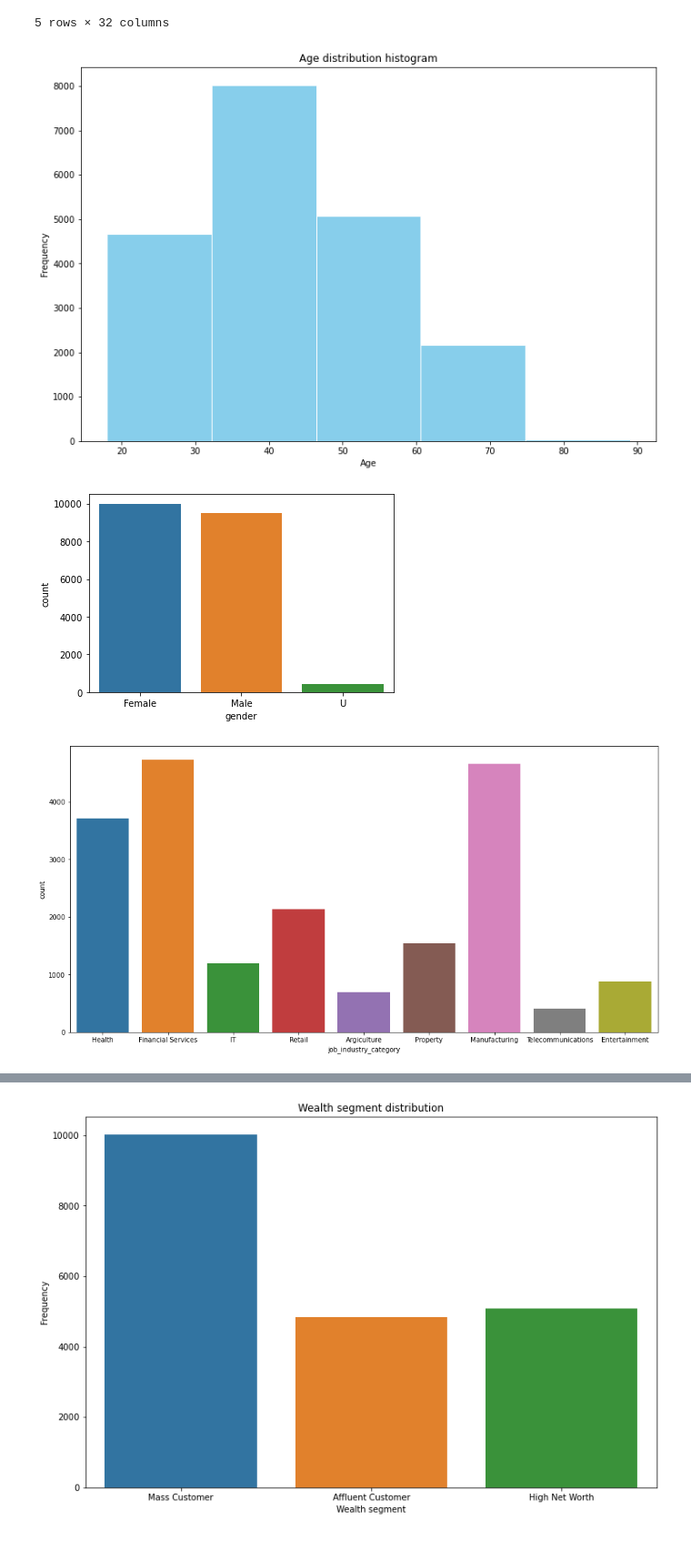
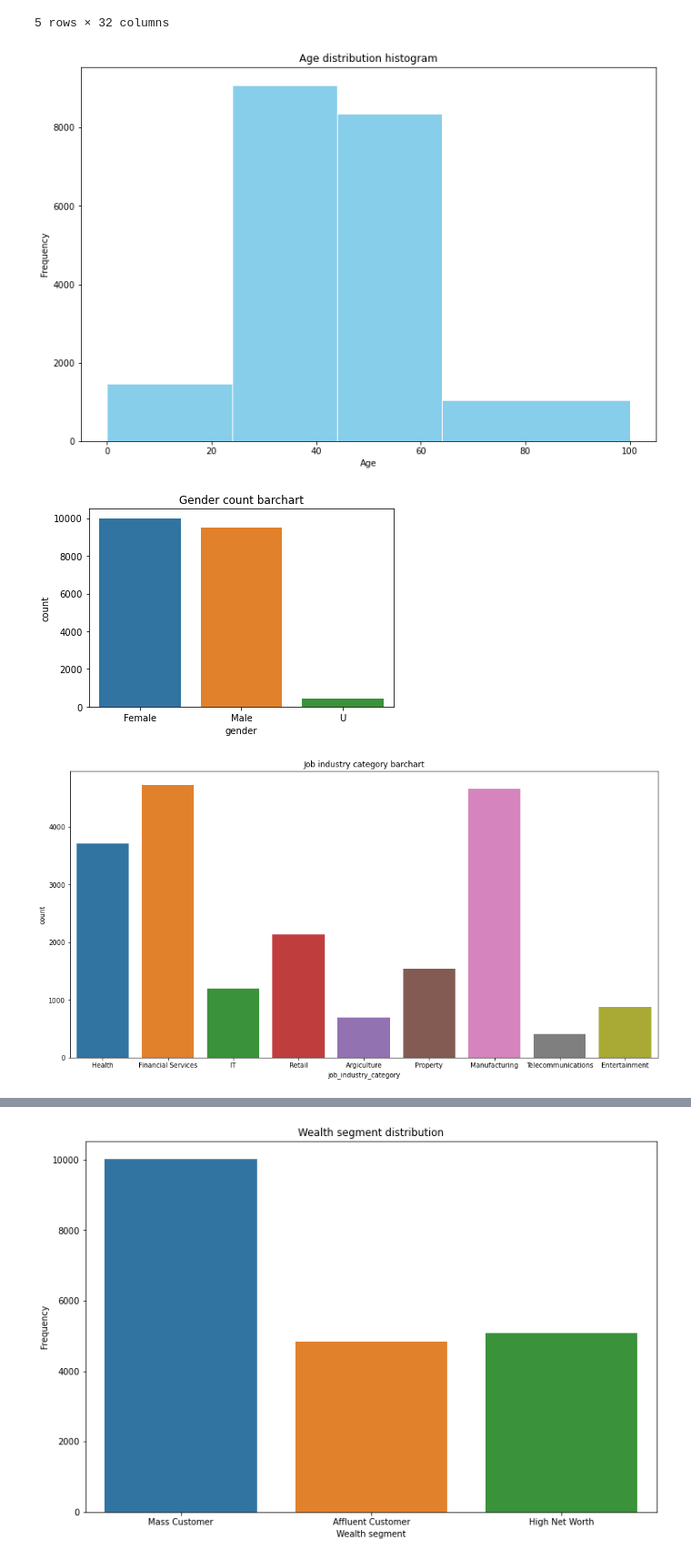
Before and after one commit to MKY01/KPMG-Virtual-Internship, a Jupyter notebook: 2.Data_Insights/mergedDataAnalysis.ipynb, the cells around one changed output, grey strips where cells are left out. Shown: that part at 91% size. Saved outputs shown, nothing was run; the diff lists cells and outputs as text; code cells hidden in the pictures.

Commit message:
Update Module 2
More Visualisation

```diff
--- a/2.Data_Insights/mergedDataAnalysis.ipynb
+++ b/2.Data_Insights/mergedDataAnalysis.ipynb
@@ -198,25 +198,29 @@ df.tail()
 # %%
 #Data visualisation
 plt.figure(figsize = (12,8))
-plt.hist(df['Age'], color = 'skyblue', edgecolor = 'white', bins = 5)
+plt.hist(df['Age'], color = 'skyblue', edgecolor = 'white', bins=[0,24,44,64,100])
 plt.title('Age distribution histogram')
 plt.xlabel('Age')
 plt.ylabel('Frequency')
 plt.savefig('age_dist_histogram.png')
 plt.show()
 # %% [output]
-[figure, old version]
+[figure, new version]
 # %%
 sn.countplot(x = 'gender', data = df)
+plt.title('Gender count barchart')
+plt.savefig('gender_count_original.png')
 plt.show()
 # %% [output]
-[figure, old version]
+[figure, new version]
 # %%
 plt.figure(figsize = (16,8))
 sn.countplot(x='job_industry_category', data = df)
+plt.title('Job industry category barchart')
+plt.savefig('job_industry_original.png')
 plt.show()
 # %% [output]
-[figure, old version]
+[figure, new version]
 # %%
 plt.figure(figsize = (16,8))
 sn.countplot(x='job_industry_category', data=df, hue='gender')
```
Also changed, not shown: parts of 40 cells of this notebook, 30 other files.
